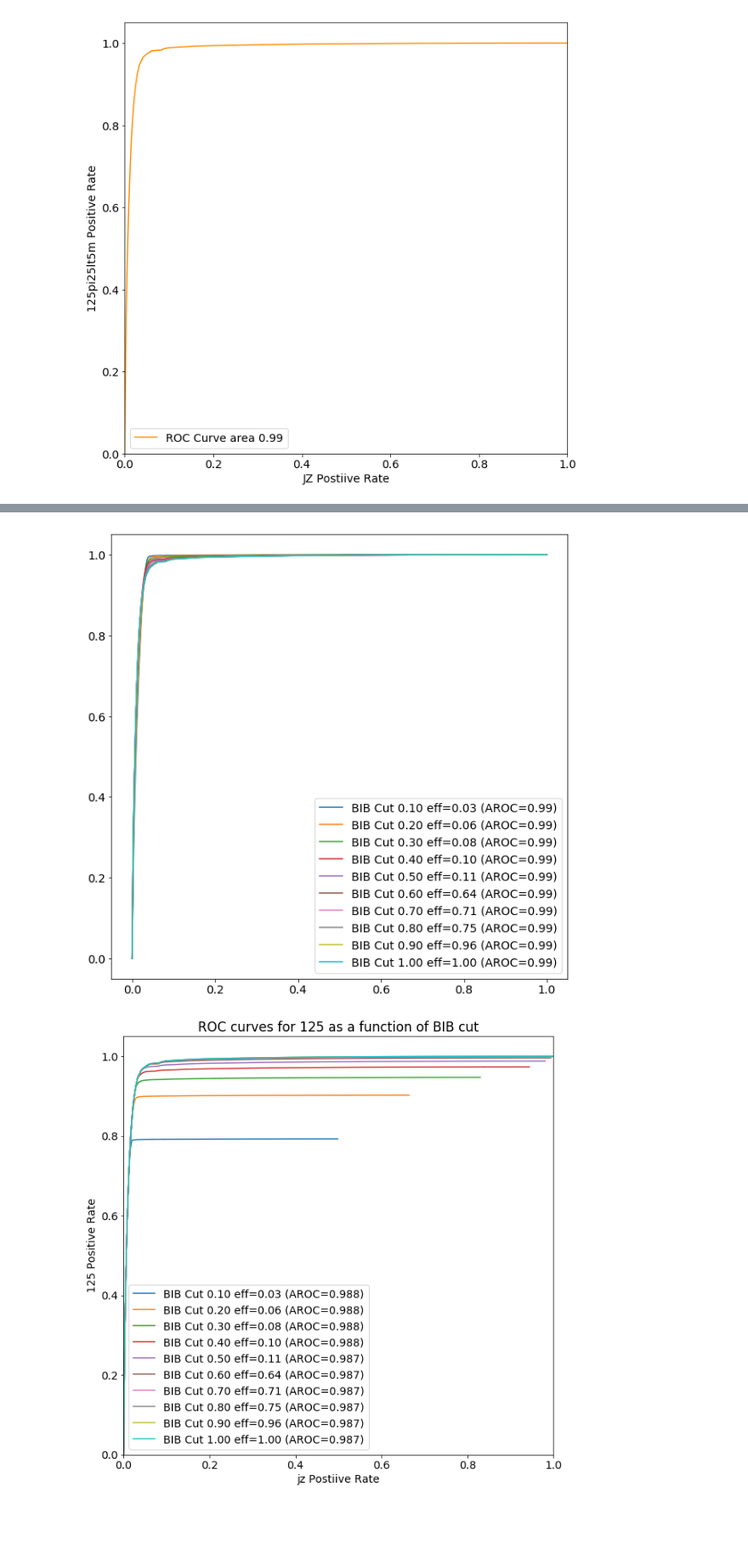
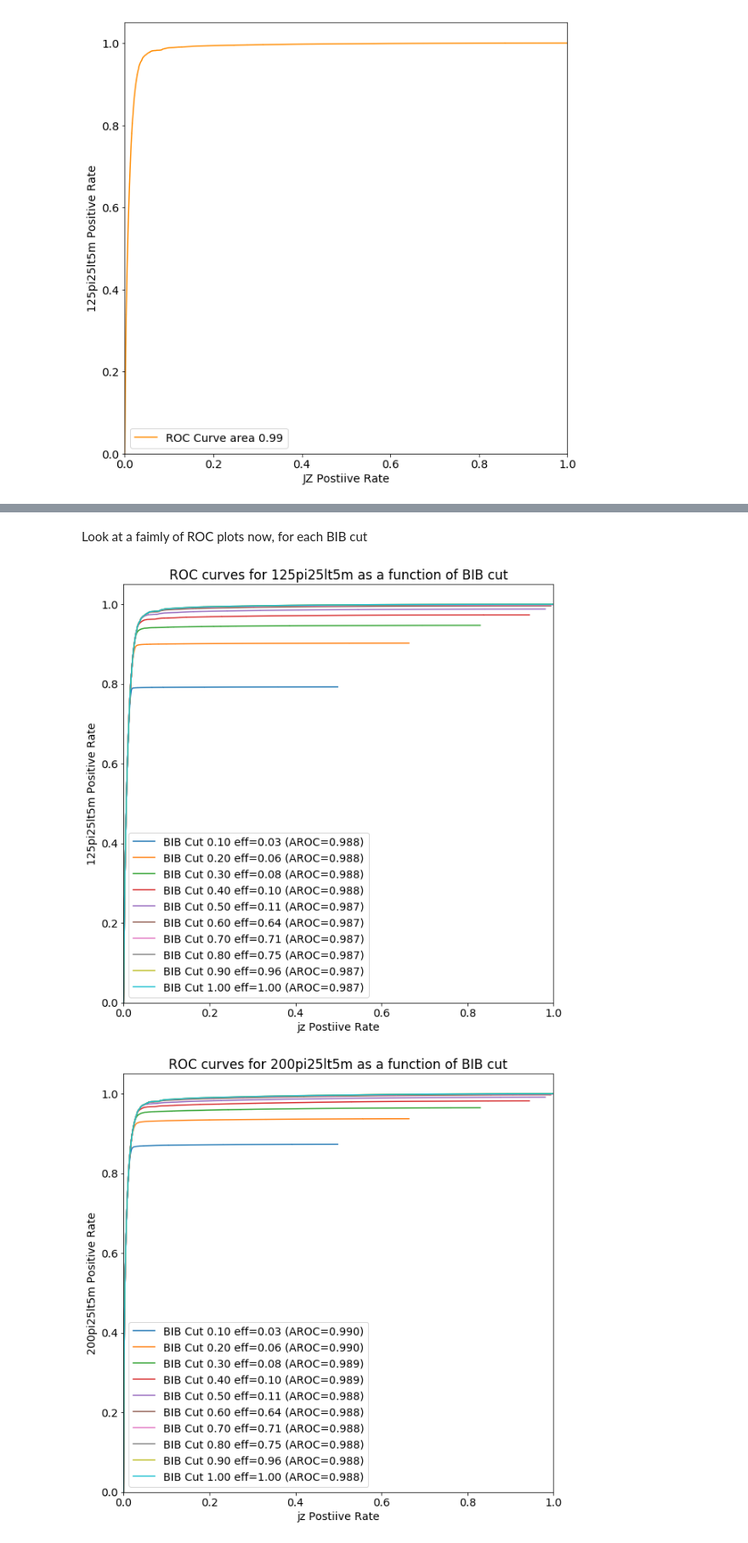
Before and after one commit to gordonwatts/JetCutStudies, a Jupyter notebook: notebooks/3DROCurves.ipynb, the cells around one changed output, grey strips where cells are left out. Shown at 85% size. Saved outputs shown, nothing was run; the diff lists cells and outputs as text; code cells hidden in the pictures; blank space fills up the shorter version.

```diff
--- a/notebooks/3DROCurves.ipynb
+++ b/notebooks/3DROCurves.ipynb
@@ -239,28 +270,23 @@ def plot_eff_for_bib(sample_info, sample_name):
+# %% [markdown]
+Look at a faimly of ROC plots now, for each BIB cut
 # %%
-f = plt.figure(figsize=(10,10))
-ax = f.add_subplot(111)
-for index,r in p.iterrows():
-    ax.plot(r.fpr, r.tpr, label='BIB Cut {0:0.2f} eff={1:0.2f} (AROC={2:0.2f})'.format(r.bib_cut, r.bib_eff, r.aroc))
-plt.legend()
-plt.show()
+def plot_roc_family_sample(sample_info_bib, sample_name, background_name = 'jz'):
+    f = plt.figure(figsize=(10,10))
+    ax = f.add_subplot(111)
+    for index,r in sample_info_bib.iterrows():
+        sig_scale = r.sig_eff
+        back_scale = r.back_eff
+        ax.plot(r.fpr*back_scale, r.tpr*sig_scale, label='BIB Cut {0:0.2f} eff={1:0.2f} (AROC={2:0.3f})'.format(r.bib_cut, r.bib_eff, r.aroc))
+    plt.xlim([0.0,1.0])
+    plt.ylim([0.0,1.05])
+    plt.ylabel('{0} Positive Rate'.format(sample_name))
+    plt.xlabel('{0} Postiive Rate'.format(background_name))
+    plt.title('ROC curves for {0} as a function of BIB cut'.format(sample_name))
+    plt.legend()
-# %% [output]
-[figure, removed]
-# %%
-def plot_roc_family_sample(sample_info_bib, sample_name, background_name = 'jz'):
-    f = plt.figure(figsize=(10,10))
-    ax = f.add_subplot(111)
-    for index,r in sample_info_bib.iterrows():
-        sig_scale = r.sig_eff
-        back_scale = r.back_eff
-        ax.plot(r.fpr*back_scale, r.tpr*sig_scale, label='BIB Cut {0:0.2f} eff={1:0.2f} (AROC={2:0.3f})'.format(r.bib_cut, r.bib_eff, r.aroc))
-    plt.xlim([0.0,1.0])
-    plt.ylim([0.0,1.05])
-    plt.ylabel('{0} Positive Rate'.format(sample_name))
-    plt.xlabel('{0} Postiive Rate'.format(background_name))
-    plt.title('ROC curves for {0} as a function of BIB cut'.format(sample_name))
-    plt.legend()
-    plt.show()
-# %%
-plot_roc_family_sample(p, "125")
-# %% [output]
-[figure, removed]
+# %%
+for sname in p_samples.keys():
+    plot_roc_family_sample(p_samples[sname], sname)
+    plt.show()
+# %% [output]
+[figure, added]
+[figure, added]
```
Also changed, not shown: parts of 12 cells of this notebook.
